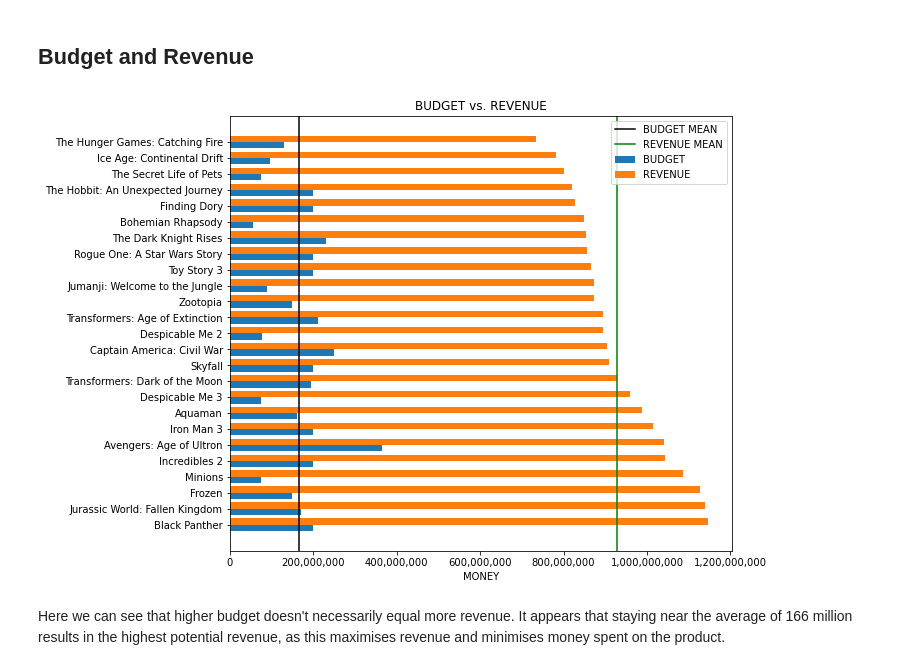
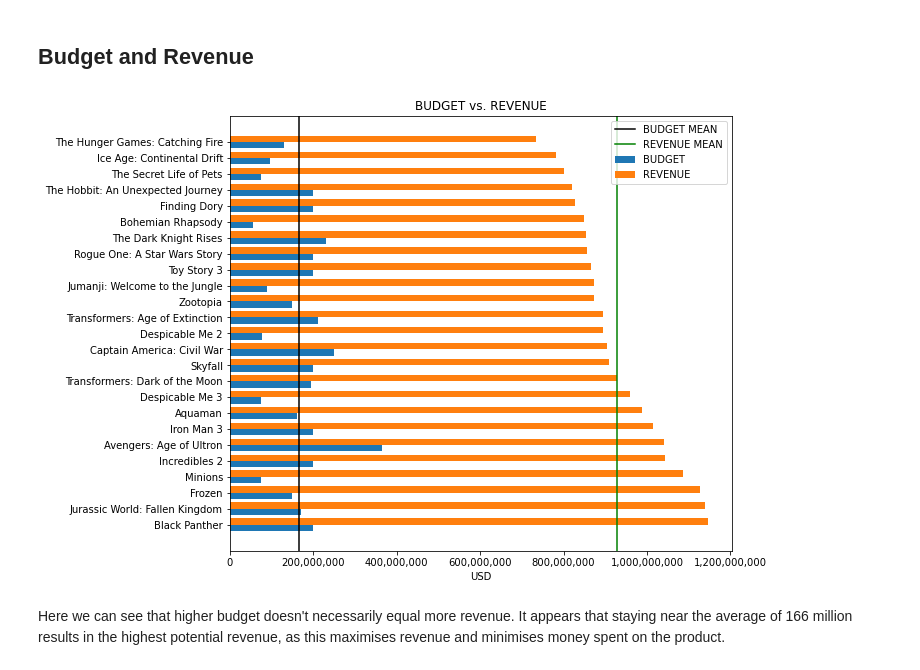
Before and after one commit to Djohnson1313/Phase_2_Project, a Jupyter notebook: Phase.2.project.notebook.ipynb, the cells around one changed output. Cells and saved outputs as stored; diff of their text form; code cells hidden in the pictures.

```diff
--- a/Phase.2.project.notebook.ipynb
+++ b/Phase.2.project.notebook.ipynb
@@ -399,25 +399,25 @@ The average for the top 25 by revenue is 928 million. Still a respectable number
 # %%
 fig, ax = plt.subplots(figsize = (9,8)) # create figure for plot
 
 y1 = top_25_budget['budget'] # assign variable for budget numbers
 y2 = top_25_budget['total_revenue'] # assign variable for total revenue numbers
 x = np.arange(len(y1)) # create evenly spaced locations for variables to be placed
 width = 0.40 # lower width of bars so they dont overlap
 plt.barh(x-0.2, y1,width) # place y1 bars
 plt.barh(x+0.2,y2,width) # place y2 bars
 y1_mean = round(sum(y1) / len(y1)) # find average of y1
 ax.axvline(y1_mean, color = 'black') # place y1 average
 y2_mean = round(sum(y2) / len(y2)) # find average of y2
 ax.axvline(y2_mean, color = 'green') # plave y2 average
 plt.yticks(x, top_25_budget['title']) # place film titles
 ax.set_title('BUDGET vs. REVENUE') # title plot
-ax.set_xlabel('MONEY') # show scale for reference
+ax.set_xlabel('USD') # show scale for reference
 plt.legend(['BUDGET MEAN','REVENUE MEAN','BUDGET', 'REVENUE']) # label and place legend
 ax.get_xaxis().set_major_formatter(
     plt.FuncFormatter(lambda x, p: format(int(x), ','))) # format labels
 plt.show(); # output
 # %% [output]
-[figure, old version]
+[figure, new version]
 # %% [markdown]
 Here we can see that higher budget doesn't necessarily equal more revenue. It appears that staying near the average of 166 million results in the highest potential revenue, as this maximises revenue and minimises money spent on the product.
 # %% [markdown]
```
Also changed, not shown: parts of 6 cells of this notebook.
